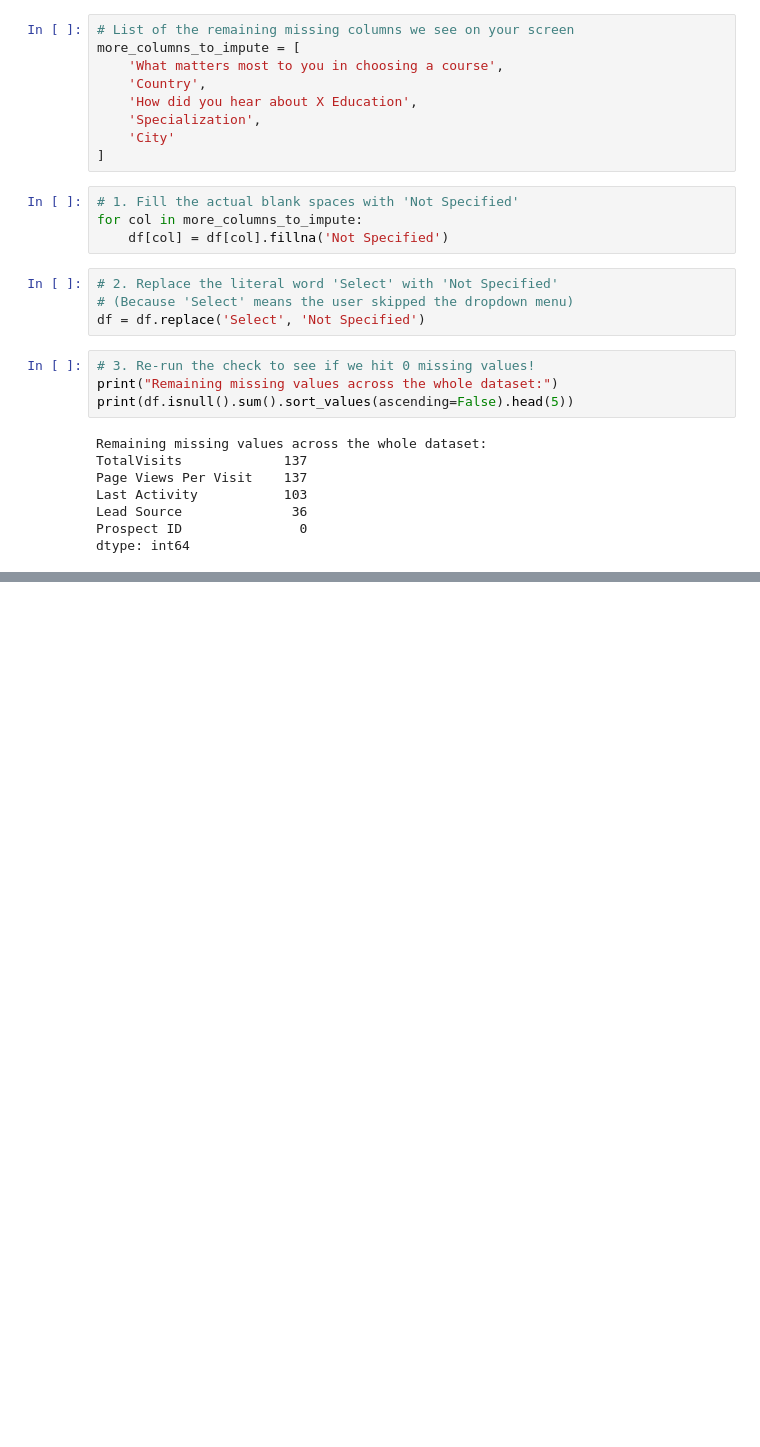
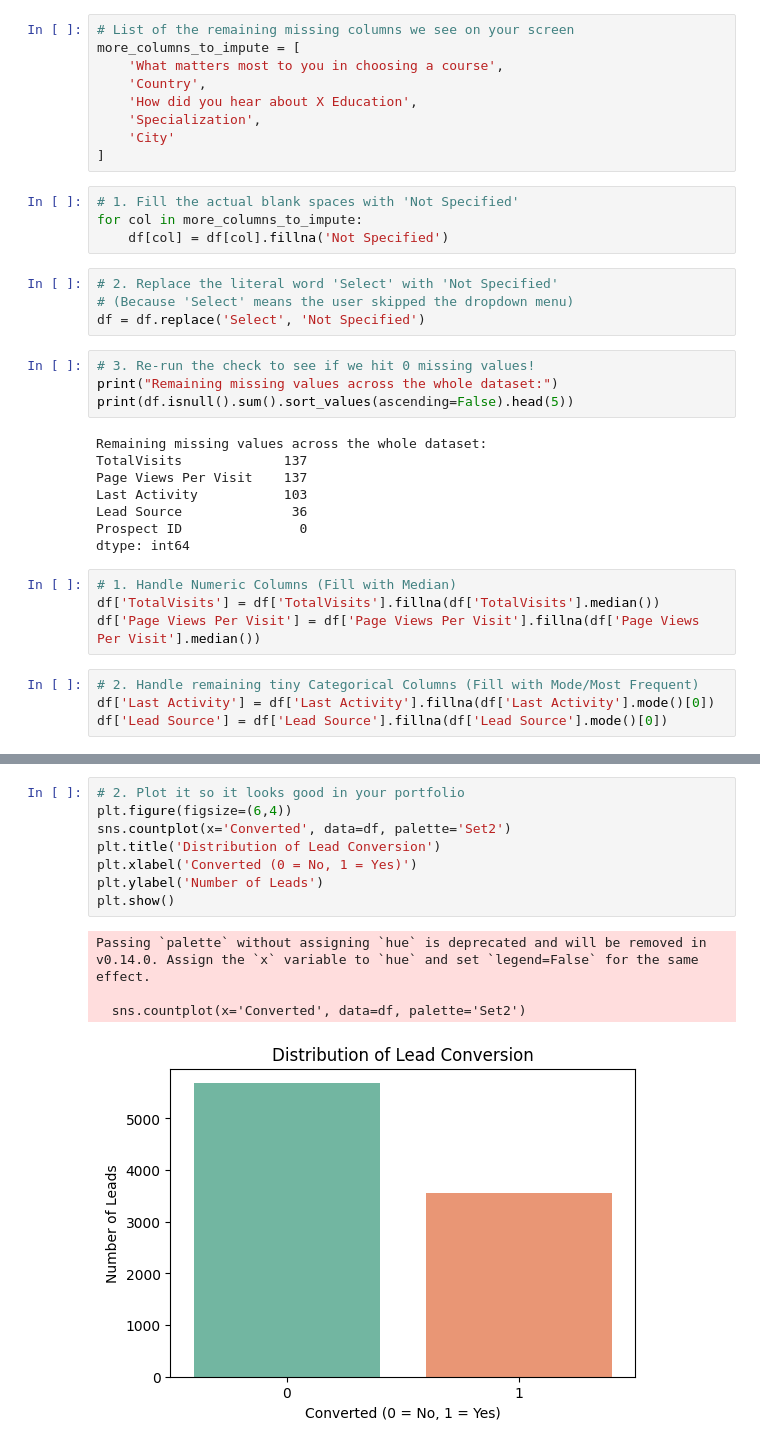
Before and after one commit to harshtatmute/AI-Sales-Agent-Project, a Jupyter notebook: Lead_Scoring_EDA.ipynb, the cells around one changed output, grey strips where cells are left out. Cells and saved outputs as stored; diff of their text form; blank space fills up the shorter version.

Commit message:
Day 2 complete: Finished structural data cleaning and core EDA visualizations

```diff
--- a/Lead_Scoring_EDA.ipynb
+++ b/Lead_Scoring_EDA.ipynb
@@ -105,3 +105,11 @@ Last Activity           103
 Lead Source              36
 Prospect ID               0
 dtype: int64
+# %%
+# 1. Handle Numeric Columns (Fill with Median)
+df['TotalVisits'] = df['TotalVisits'].fillna(df['TotalVisits'].median())
+df['Page Views Per Visit'] = df['Page Views Per Visit'].fillna(df['Page Views Per Visit'].median())
+# %%
+# 2. Handle remaining tiny Categorical Columns (Fill with Mode/Most Frequent)
+df['Last Activity'] = df['Last Activity'].fillna(df['Last Activity'].mode()[0])
+df['Lead Source'] = df['Lead Source'].fillna(df['Lead Source'].mode()[0])
@@ -107,0 +140,13 @@ dtype: int64
+# %%
+# 2. Plot it so it looks good in your portfolio
+plt.figure(figsize=(6,4))
+sns.countplot(x='Converted', data=df, palette='Set2')
+plt.title('Distribution of Lead Conversion')
+plt.xlabel('Converted (0 = No, 1 = Yes)')
+plt.ylabel('Number of Leads')
+plt.show()
+# %% [output]
+Passing `palette` without assigning `hue` is deprecated and will be removed in v0.14.0. Assign the `x` variable to `hue` and set `legend=False` for the same effect.
+
+  sns.countplot(x='Converted', data=df, palette='Set2')
+[figure, added]
```
Also changed, not shown: parts of 5 cells of this notebook, 1 other file.
